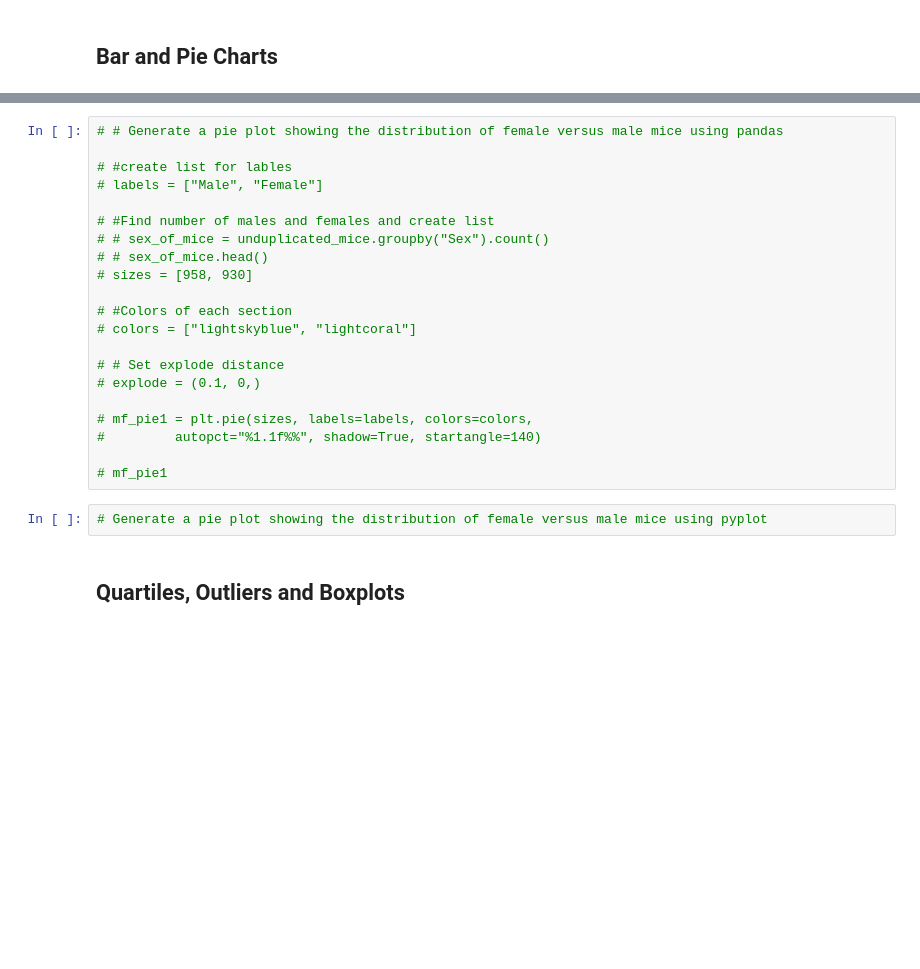
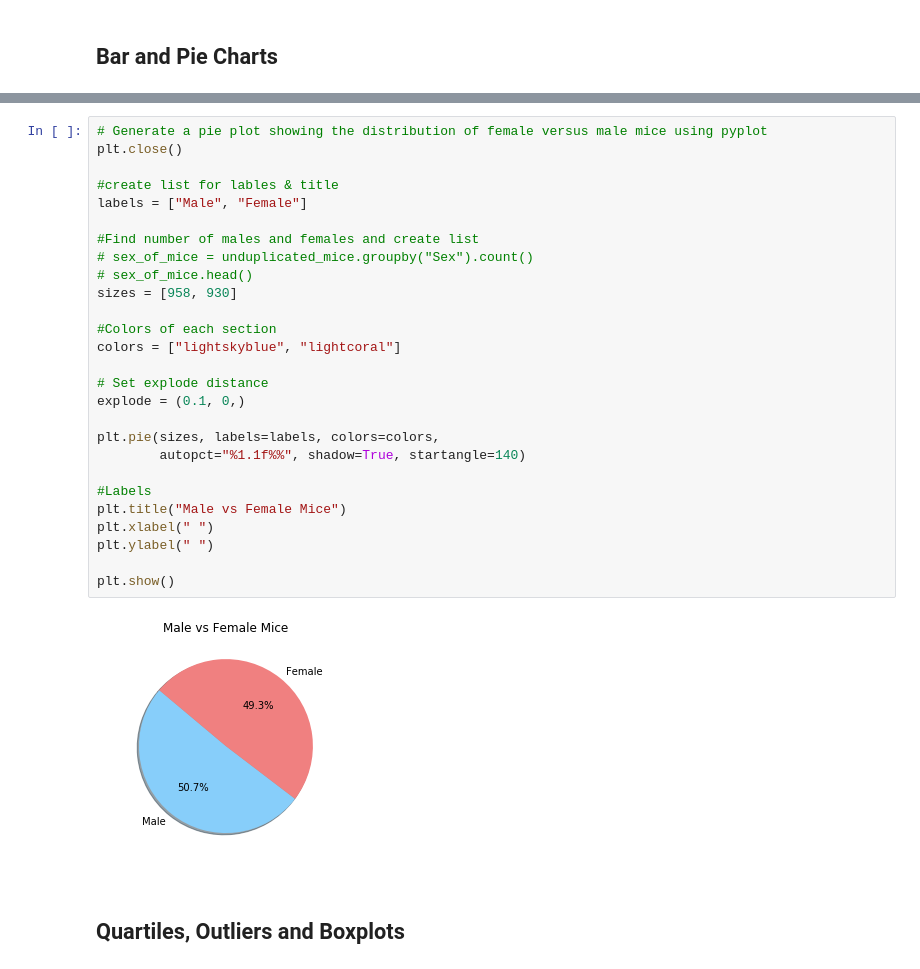
Before and after one commit to kflores56/Pharmaceutical-Analysis, a Jupyter notebook: Pymaceuticals/pymaceuticals_starter.ipynb, the cells around one changed output, grey strips where cells are left out. Drawn from its saved outputs; the diff is of its cells as text; blank space fills up the shorter version.

```diff
--- a/Pymaceuticals/pymaceuticals_starter.ipynb
+++ b/Pymaceuticals/pymaceuticals_starter.ipynb
@@ -179,26 +207,32 @@ Text(0, 0.5, 'Number of Measurements')
 # %%
-# # Generate a pie plot showing the distribution of female versus male mice using pandas
+# Generate a pie plot showing the distribution of female versus male mice using pyplot
+plt.close()
 
-# #create list for lables
-# labels = ["Male", "Female"]
+#create list for lables & title
+labels = ["Male", "Female"]
 
-# #Find number of males and females and create list
-# # sex_of_mice = unduplicated_mice.groupby("Sex").count()
-# # sex_of_mice.head()
-# sizes = [958, 930]
+#Find number of males and females and create list
+# sex_of_mice = unduplicated_mice.groupby("Sex").count()
+# sex_of_mice.head()
+sizes = [958, 930]
 
-# #Colors of each section
-# colors = ["lightskyblue", "lightcoral"]
+#Colors of each section
+colors = ["lightskyblue", "lightcoral"]
 
-# # Set explode distance
-# explode = (0.1, 0,)
+# Set explode distance
+explode = (0.1, 0,)
 
-# mf_pie1 = plt.pie(sizes, labels=labels, colors=colors,
-#         autopct="%1.1f%%", shadow=True, startangle=140)
+plt.pie(sizes, labels=labels, colors=colors,
+        autopct="%1.1f%%", shadow=True, startangle=140)
 
-# mf_pie1
+#Labels
+plt.title("Male vs Female Mice")
+plt.xlabel(" ")
+plt.ylabel(" ")
+
+plt.show()
+# %% [output]
+[figure, added]
-# %%
-# Generate a pie plot showing the distribution of female versus male mice using pyplot
 # %% [markdown]
 ## Quartiles, Outliers and Boxplots
 # %%
```
Also changed, not shown: parts of 4 cells of this notebook.
